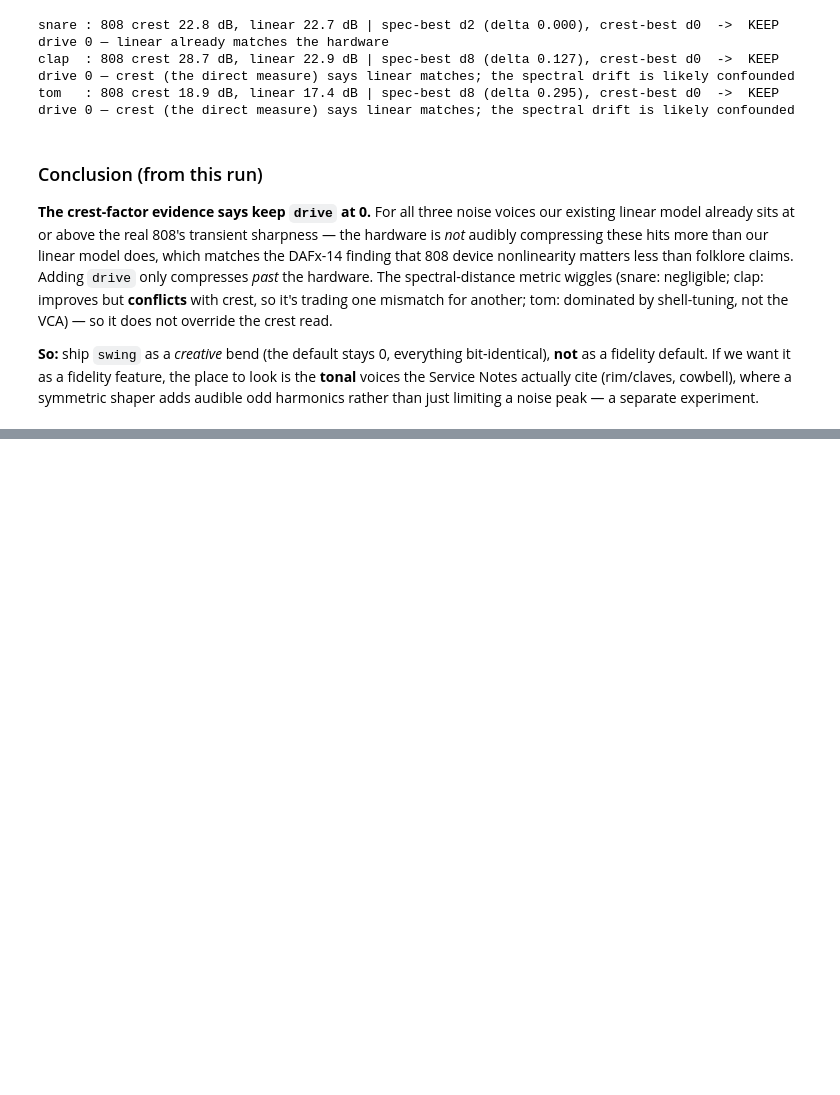
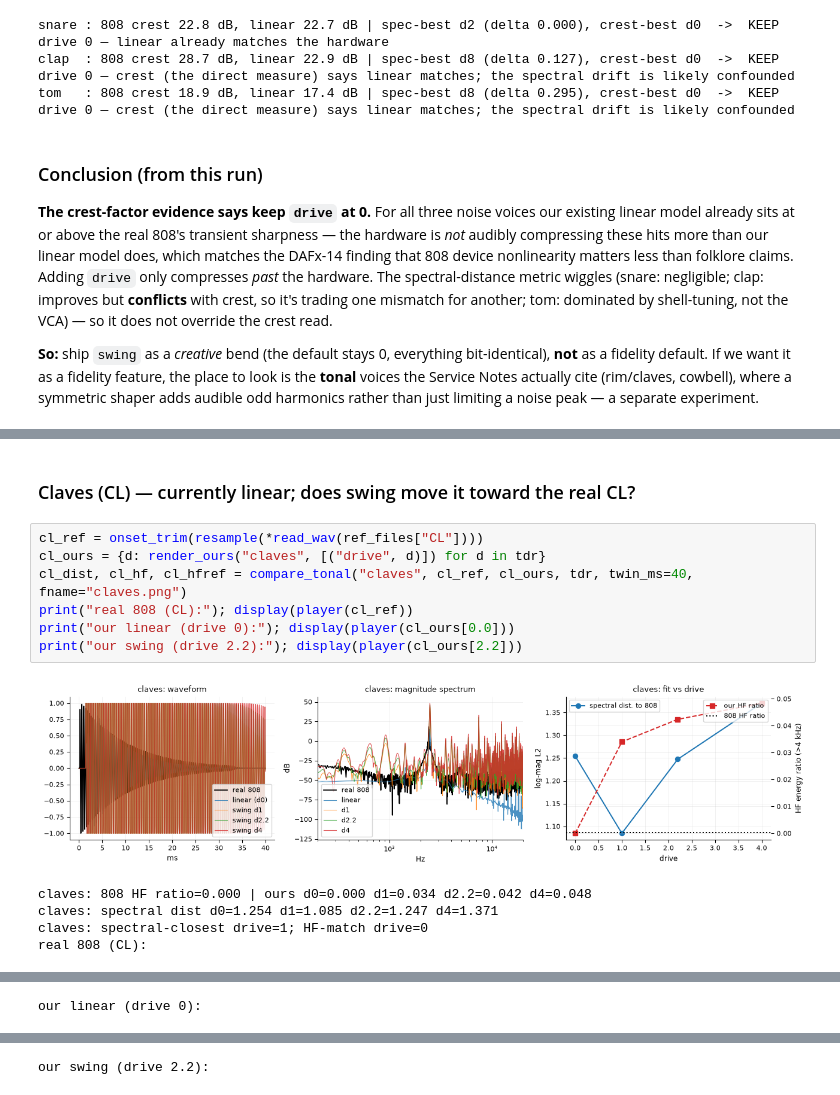
Before and after one commit to tap/TapTools, a Jupyter notebook: notebooks/tr808_swing_vca.ipynb, the cells around one changed output, grey strips where cells are left out. Drawn from its saved outputs; the diff is of its cells as text; blank space fills up the shorter version.

```diff
--- a/notebooks/tr808_swing_vca.ipynb
+++ b/notebooks/tr808_swing_vca.ipynb
@@ -279,0 +352,15 @@ odd harmonics rather than just limiting a noise peak — a separate experiment.
+# %% [markdown]
+### Claves (CL) — currently linear; does swing move it toward the real CL?
+# %%
+cl_ref = onset_trim(resample(*read_wav(ref_files["CL"])))
+cl_ours = {d: render_ours("claves", [("drive", d)]) for d in tdr}
+cl_dist, cl_hf, cl_hfref = compare_tonal("claves", cl_ref, cl_ours, tdr, twin_ms=40, fname="claves.png")
+print("real 808 (CL):"); display(player(cl_ref))
+print("our linear (drive 0):"); display(player(cl_ours[0.0]))
+print("our swing (drive 2.2):"); display(player(cl_ours[2.2]))
+# %% [output]
+[figure, added]
+claves: 808 HF ratio=0.000 | ours d0=0.000 d1=0.034 d2.2=0.042 d4=0.048
+claves: spectral dist d0=1.254 d1=1.085 d2.2=1.247 d4=1.371
+claves: spectral-closest drive=1; HF-match drive=0
+real 808 (CL):
@@ -279,0 +368 @@ odd harmonics rather than just limiting a noise peak — a separate experiment.
+our linear (drive 0):
@@ -279,0 +370 @@ odd harmonics rather than just limiting a noise peak — a separate experiment.
+our swing (drive 2.2):
```
Also changed, not shown: parts of 10 cells of this notebook, 3 other files.
